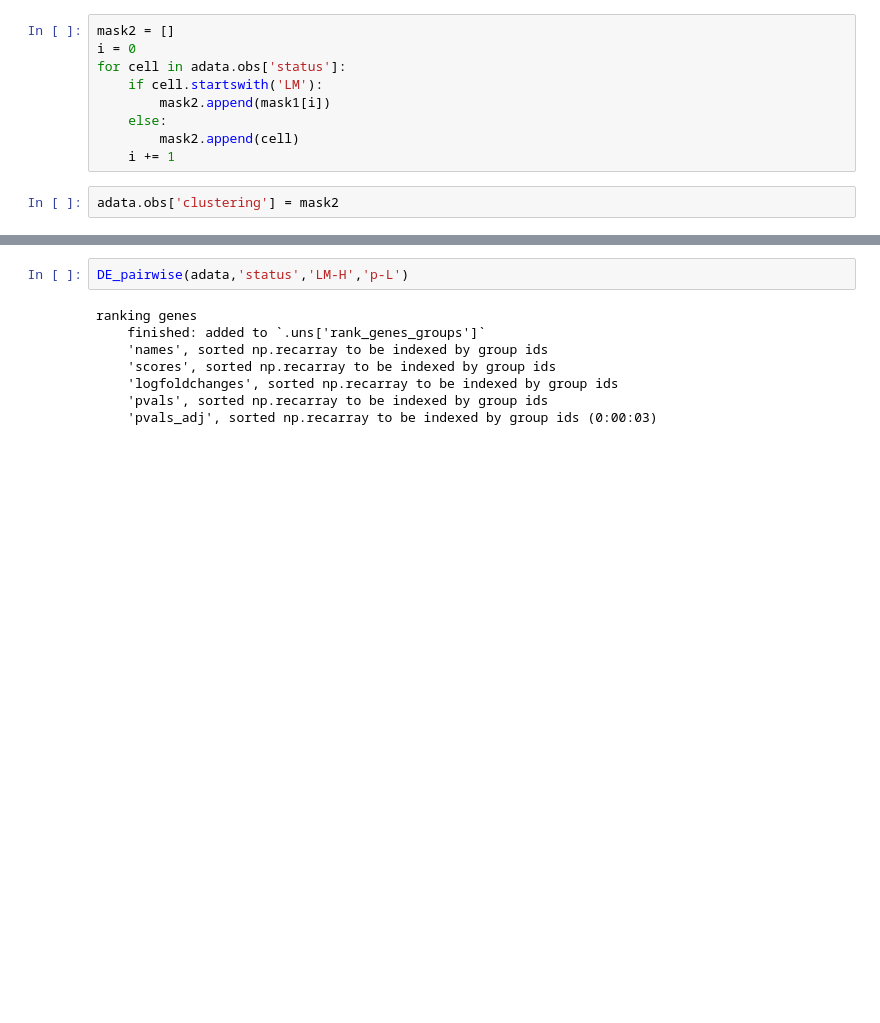
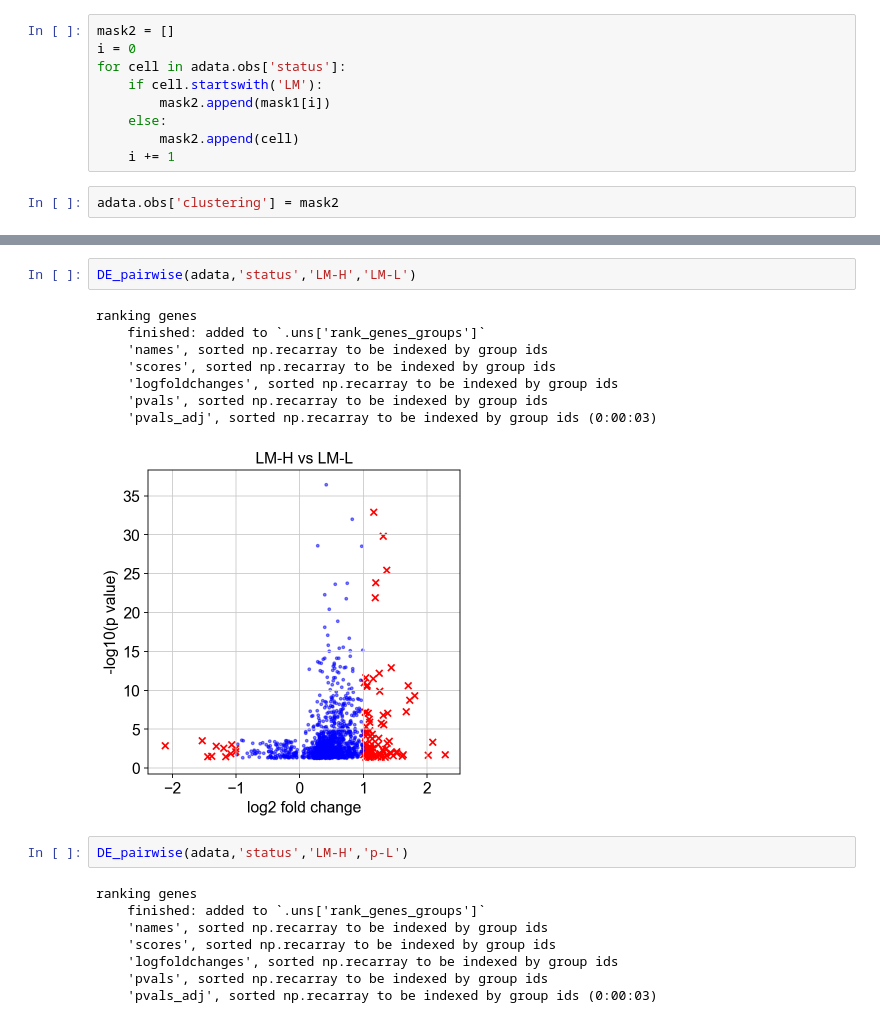
Before and after one commit to tiannagrant/BP205B_2020, a Jupyter notebook: HCC_AA.ipynb, the cells around one changed output, grey strips where cells are left out. Drawn from its saved outputs; the diff is of its cells as text; blank space fills up the shorter version.

```diff
--- a/HCC_AA.ipynb
+++ b/HCC_AA.ipynb
@@ -285,3 +297,14 @@ def DE_rest(adata,column):
+# %%
+DE_pairwise(adata,'status','LM-H','LM-L')
+# %% [output]
+ranking genes
+    finished: added to `.uns['rank_genes_groups']`
+    'names', sorted np.recarray to be indexed by group ids
+    'scores', sorted np.recarray to be indexed by group ids
+    'logfoldchanges', sorted np.recarray to be indexed by group ids
+    'pvals', sorted np.recarray to be indexed by group ids
+    'pvals_adj', sorted np.recarray to be indexed by group ids (0:00:03)
+[figure, added]
 # %%
 DE_pairwise(adata,'status','LM-H','p-L')
 # %% [output]
```
Also changed, not shown: parts of 13 cells of this notebook, 1 other file.
